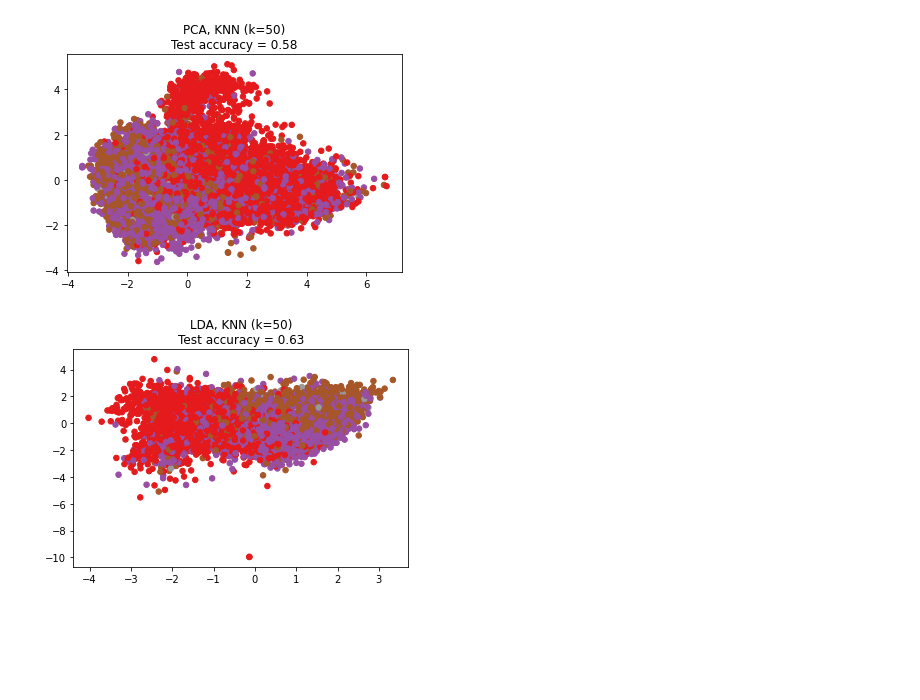
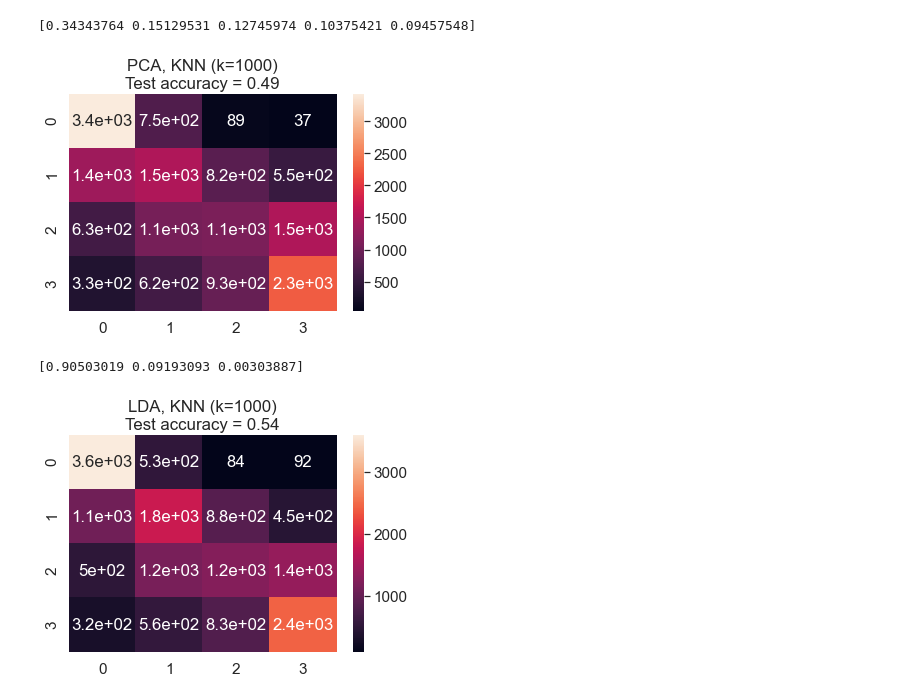
Before and after one commit to dikshagupta414/Spotify_ML_Project-DSCI303, a Jupyter notebook: scripts/KNN (LDA + PCA).ipynb, the cells around one changed output. Cells and saved outputs as stored; diff of their text form; code cells hidden in the pictures; blank space fills up the shorter version.

```diff
--- a/scripts/KNN (LDA + PCA).ipynb
+++ b/scripts/KNN (LDA + PCA).ipynb
@@ -13,5 +15,5 @@ import pandas as pd
 # %%
-n_neighbors = 50
+n_neighbors = 1000
 random_state = 0
 
 # # Load Digits dataset
@@ -29,14 +31,14 @@ train = pd.read_csv('~/Box/DSCI303/archive/final_year_train.csv')
 test = pd.read_csv('~/Box/DSCI303/archive/final_year_test.csv')
 
 drop_columns = ['Unnamed: 0', 'Unnamed: 0.1', 'explicit', 'key', 'id', 'duration_ms', 'year',
-                 'year_bins','mode', 'popularity_qcut', 'release_date', 'artists', 'name']
+                 'year_bins','mode', 'popularity_cut', 'release_date', 'artists', 'name', 'popularity']
 train = train.drop(drop_columns, axis =1)
 
 features = ['acousticness', 'danceability', 'energy', 'instrumentalness',
-       'liveness', 'loudness', 'speechiness', 'tempo', 'valence']
+        'loudness', 'speechiness', 'tempo']
 # target = ['year_bins']
-target = ['popularity_cut']
-# target = ['popularity_qcut']
+# target = ['popularity_cut']
+target = ['popularity_qcut']
 
 X_train = train[features]
 X_test = test[features]
@@ -49,11 +51,11 @@ n_classes = 5
 # %%
 # Reduce dimension to 2 with PCA
 pca = make_pipeline(StandardScaler(),
-                    PCA(n_components=2, random_state=random_state))
+                    PCA(n_components=5, random_state=random_state))
 
 # Reduce dimension to 2 with LinearDiscriminantAnalysis
 lda = make_pipeline(StandardScaler(),
-                    LinearDiscriminantAnalysis(n_components=2))
+                    LinearDiscriminantAnalysis(n_components=3))
 
 # Reduce dimension to 2 with NeighborhoodComponentAnalysis
 nca = make_pipeline(StandardScaler(),
@@ -68,25 +70,37 @@ dim_reduction_methods = [('PCA', pca), ('LDA', lda)]
 # %%
 # plt.figure()
 for i, (name, model) in enumerate(dim_reduction_methods):
     plt.figure()
     # plt.subplot(1, 3, i + 1, aspect=1)
 
     # Fit the method's model
     model.fit(X_train, y_train)
+
+    print(model[1].explained_variance_ratio_)
 
     # Fit a nearest neighbor classifier on the embedded training set
     knn.fit(model.transform(X_train), y_train)
 
     # Compute the nearest neighbor accuracy on the embedded test set
     acc_knn = knn.score(model.transform(X_test), y_test)
 
     # Embed the data set in 2 dimensions using the fitted model
     X_embedded = model.transform(X_test)
 
     # Plot the projected points and show the evaluation score
-    plt.scatter(X_embedded[:, 0], X_embedded[:, 1], c=y_test['popularity_cut'], s=30, cmap='Set1')
+#     plt.scatter(X_embedded[:, 0], X_embedded[:, 1], c=y_test['popularity_qcut'], s=30, cmap='Set1')
     plt.title("{}, KNN (k={})\nTest accuracy = {:.2f}".format(name, n_neighbors, acc_knn))
+
+
+    df_cm = confusion_matrix(y_test, knn.predict(model.transform(X_test)))
+    sn.set(font_scale=1.4) # for label size
+    sn.heatmap(df_cm, annot=True) # font size
+
+    plt.show()
+
 plt.show()
 # %% [output]
+[0.34343764 0.15129531 0.12745974 0.10375421 0.09457548]
-[figure, old version]
+[figure, new version]
+[0.90503019 0.09193093 0.00303887]
-[figure, old version]
+[figure, new version]
```
Also changed, not shown: parts of 1 cell of this notebook, 4 other files.
